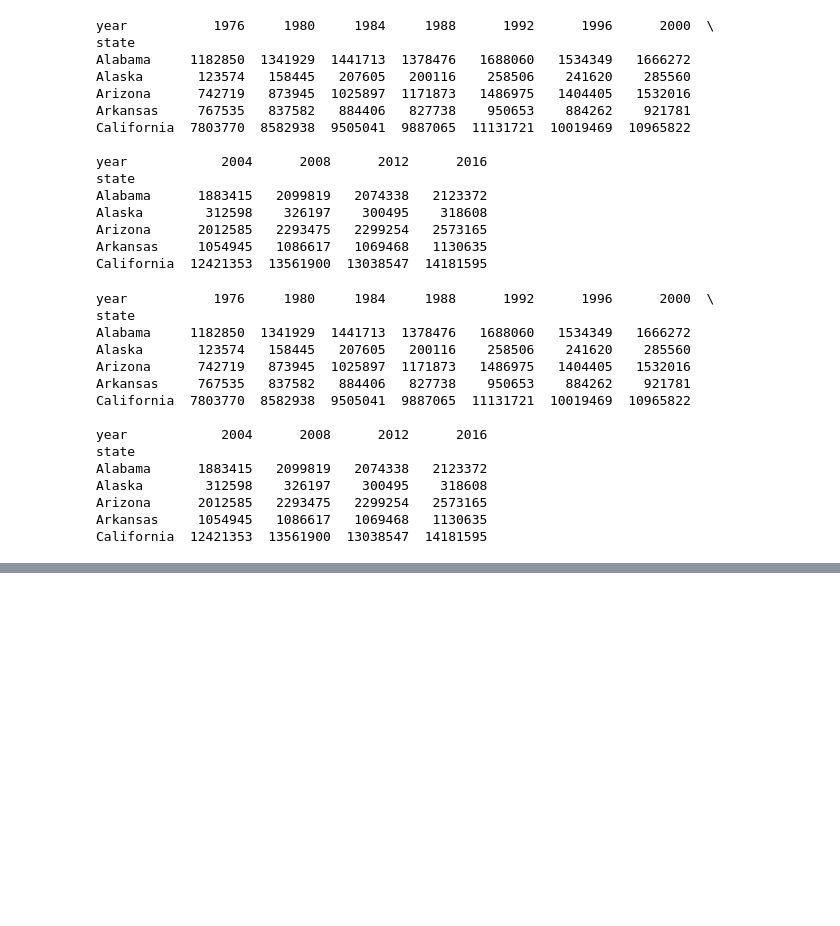
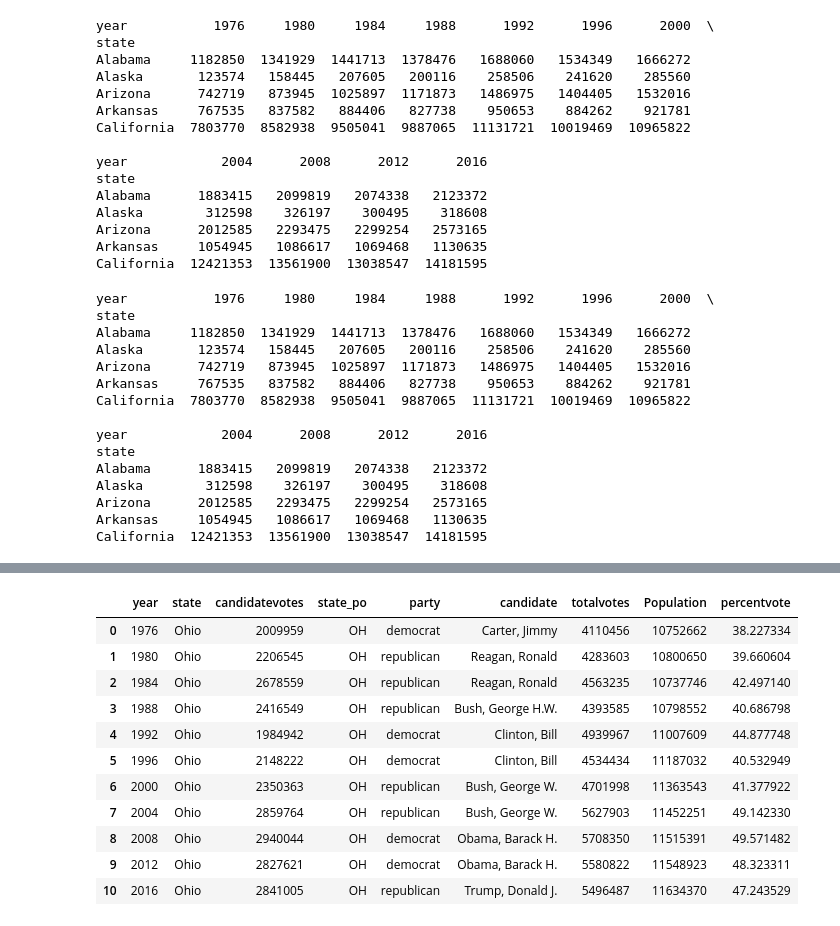
Before and after one commit to HardikGu/Python-Project, a Jupyter notebook: Presidentpred.ipynb, the cells around one changed output, grey strips where cells are left out. Saved outputs shown, nothing was run; the diff lists cells and outputs as text; code cells hidden in the pictures; blank space fills up the shorter version.

```diff
--- a/Presidentpred.ipynb
+++ b/Presidentpred.ipynb
@@ -165,0 +312,3 @@ state_win.head()
+# %%
+#grouping by year to get maximum votes a candidate recieved
+ohio_max = ohio.groupby(['year','state'], as_index=False).agg({'candidatevotes':max})
@@ -165,0 +330,5 @@ state_win.head()
+# %%
+#creating a new dataset which has Ohio winners from 1976-2016
+ohio_winner = pd.merge(ohio_max,ohio[['year','state','state_po','party','candidate','candidatevotes','totalvotes']])
+
+print(ohio_winner)
@@ -165,0 +381,21 @@ state_win.head()
+# %%
+#Adding population to our dataset
+ohio_winner = ohio_winner.assign(Population = [10752662, 10800650, 10737746,10798552,11007609,11187032, 11363543, 11452251, 11515391, 11548923, 11634370])
+# %%
+#Adding a new column which shows what percentage of people have voted in elections since 1976
+ohio_winner['percentvote'] = ohio_winner['totalvotes']/ohio_winner['Population']*100
+# %%
+ohio_winner
+# %% [output]
+|  | year | state | candidatevotes | state_po | party | candidate | totalvotes | Population | percentvote |
+| 0 | 1976 | Ohio | 2009959 | OH | democrat | Carter, Jimmy | 4110456 | 10752662 | 38.227334 |
+| 1 | 1980 | Ohio | 2206545 | OH | republican | Reagan, Ronald | 4283603 | 10800650 | 39.660604 |
+| 2 | 1984 | Ohio | 2678559 | OH | republican | Reagan, Ronald | 4563235 | 10737746 | 42.497140 |
+| 3 | 1988 | Ohio | 2416549 | OH | republican | Bush, George H.W. | 4393585 | 10798552 | 40.686798 |
+| 4 | 1992 | Ohio | 1984942 | OH | democrat | Clinton, Bill | 4939967 | 11007609 | 44.877748 |
+| 5 | 1996 | Ohio | 2148222 | OH | democrat | Clinton, Bill | 4534434 | 11187032 | 40.532949 |
+| 6 | 2000 | Ohio | 2350363 | OH | republican | Bush, George W. | 4701998 | 11363543 | 41.377922 |
+| 7 | 2004 | Ohio | 2859764 | OH | republican | Bush, George W. | 5627903 | 11452251 | 49.142330 |
+| 8 | 2008 | Ohio | 2940044 | OH | democrat | Obama, Barack H. | 5708350 | 11515391 | 49.571482 |
+| 9 | 2012 | Ohio | 2827621 | OH | democrat | Obama, Barack H. | 5580822 | 11548923 | 48.323311 |
+| 10 | 2016 | Ohio | 2841005 | OH | republican | Trump, Donald J. | 5496487 | 11634370 | 47.243529 |
```
Also changed, not shown: parts of 27 cells of this notebook.
